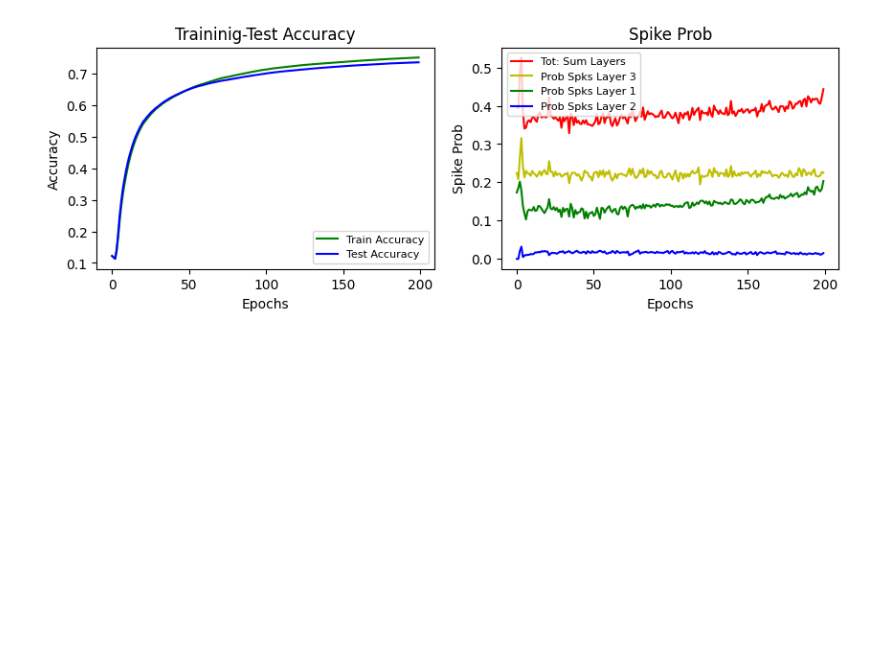
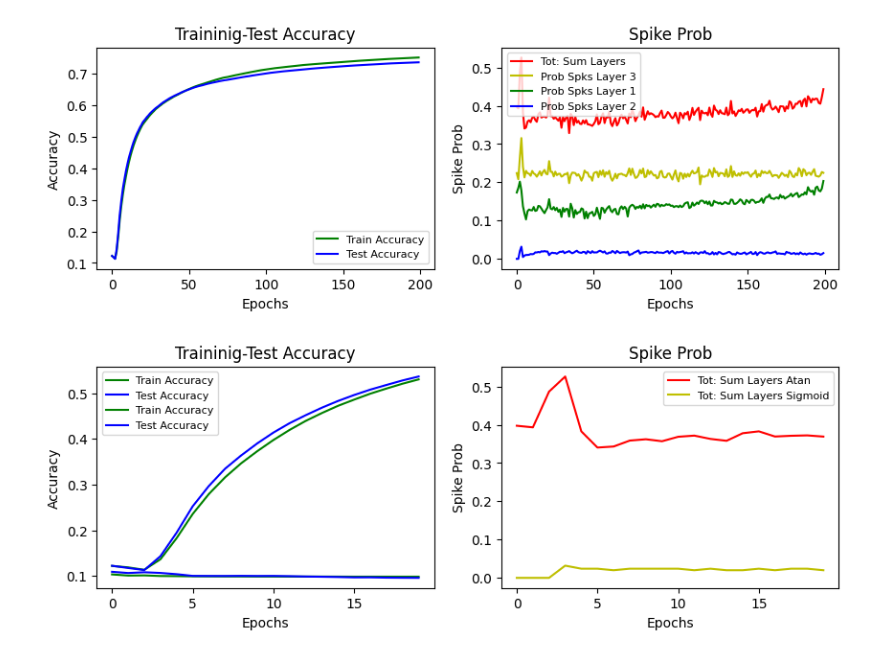
Before and after one commit to LucaFrat/Research_Intern_SNN, a Jupyter notebook: Visualize.ipynb, the cells around one changed output. Saved outputs shown, nothing was run; the diff lists cells and outputs as text; code cells hidden in the pictures; blank space fills up the shorter version.

Commit message:
Train and Plot for different surrogate gradient functions

```diff
--- a/Visualize.ipynb
+++ b/Visualize.ipynb
@@ -12,6 +13,18 @@ data_Mems_tot = np.load('Outputs/T1_Mems_tot.npy')
 # Compute the Sum over the 3 Layers of the Spikes and Mem Potential
 data_Spks_tot_tot = np.sum(data_Spks_tot, axis=1)
 data_Mems_tot_tot = np.sum(data_Mems_tot, axis=1)
+# %%
+# Load data more than 1 surrogate function
+
+data_metrics_grads = []
+data_Spks_tot_grads = []
+data_Spks_tot_tot_grads = []
+
+for surr_func in c.SURR_FUNCTIONS:
+    data_metrics_grads.append(np.load(f'Outputs/metrics_{surr_func}.npy'))
+    data_Spks_tot_grads.append(np.load(f'Outputs/Spks_tot_{surr_func}.npy'))
+    # Compute the Sum over the 3 Layers of the Spikes and Mem Potential
+    data_Spks_tot_tot_grads.append(np.sum(data_Spks_tot_grads[-1], axis=1))
 # %%
 # Prints
 # print(np.array(data_Spks.item().get('s1')[0]))
@@ -42,3 +55,30 @@ axes[1].legend(fontsize=8)
 plt.show()
 # %% [output]
 [figure]
+# %%
+# Plot more than 1 surrogate gradient function
+epochs = range(0, len(data_metrics_grads[0][0][0]))
+
+fig, axes = plt.subplots(1,2, figsize=(10,3))
+
+colors = ['r', 'y']
+for i, surr_func in enumerate(c.SURR_FUNCTIONS):
+    axes[0].plot(epochs, data_metrics_grads[i][0][2], 'g', label='Train Accuracy')
+    axes[0].plot(epochs, data_metrics_grads[i][0][3], 'b', label='Test Accuracy')
+    axes[1].plot(epochs, data_Spks_tot_tot_grads[i], f'{colors[i]}', label=f'Tot: Sum Layers {surr_func}')
+    # axes[1].plot(epochs, data_Spks_tot_grads[i][:,2], 'y', label='Prob Spks Layer 3')
+    # axes[1].plot(epochs, data_Spks_tot_grads[i][:,0], 'g', label='Prob Spks Layer 1')
+    # axes[1].plot(epochs, data_Spks_tot_grads[i][:,1], 'b', label='Prob Spks Layer 2')
+
+axes[0].set_title('Traininig-Test Accuracy')
+axes[1].set_title('Spike Prob')
+axes[0].set_xlabel('Epochs')
+axes[0].set_ylabel('Accuracy')
+axes[1].set_xlabel('Epochs')
+axes[1].set_ylabel('Spike Prob')
+
+axes[0].legend(fontsize=8)
+axes[1].legend(fontsize=8)
+plt.show()
+# %% [output]
+[figure, added]
```
Also changed, not shown: parts of 1 cell of this notebook, 2 other files.
